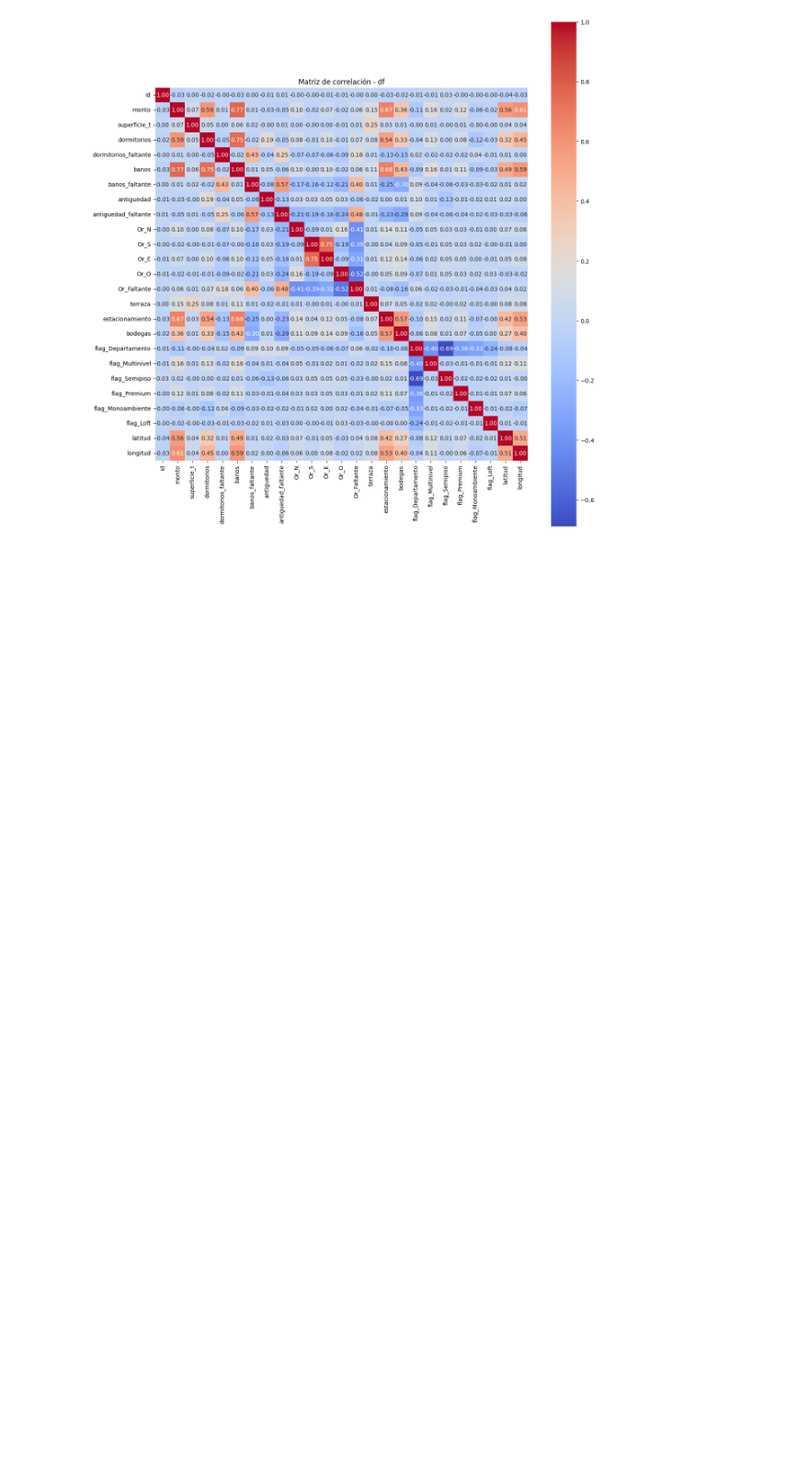
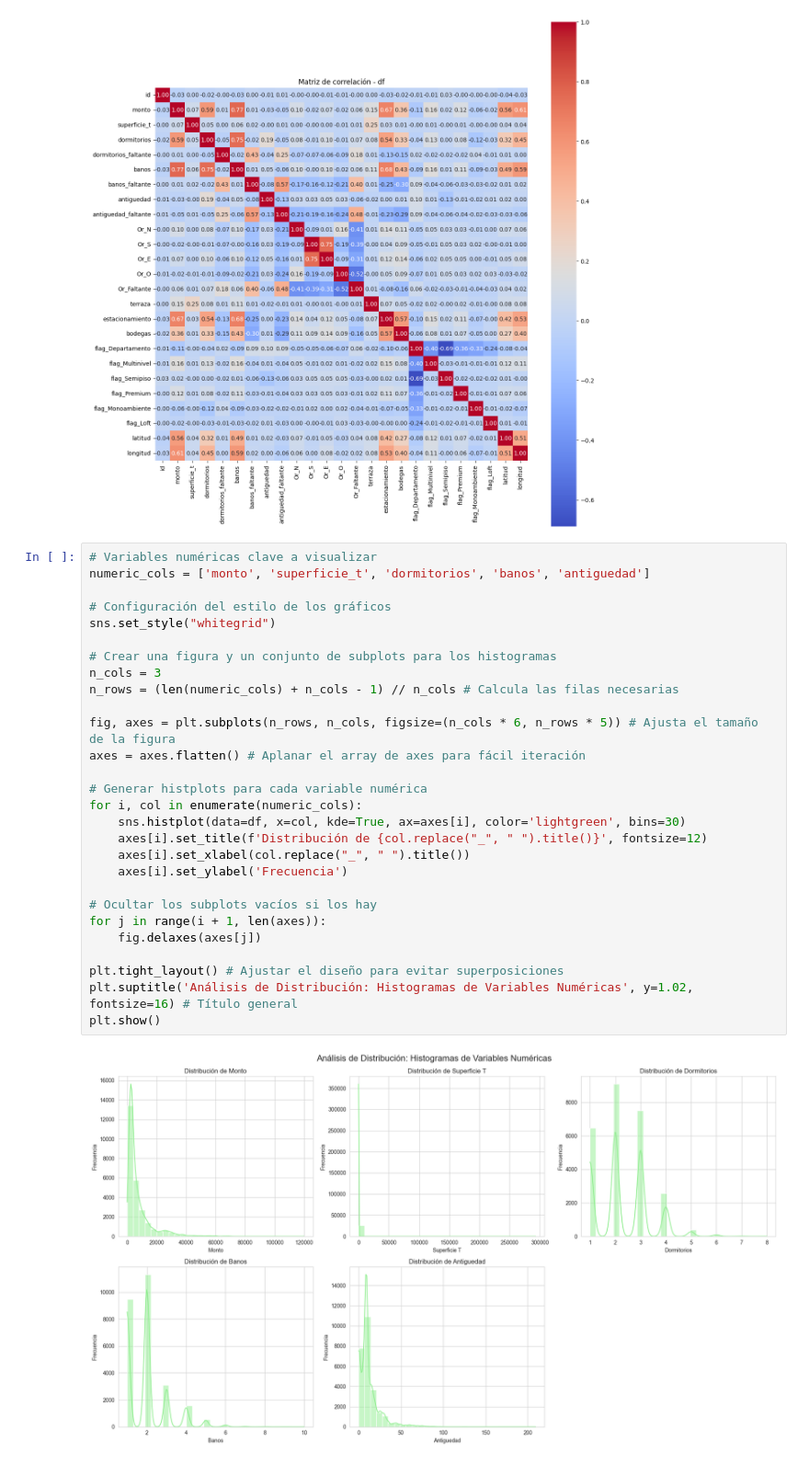
Before and after one commit to AlonsoDS/Proyecto_titulo, a Jupyter notebook: WebScraper/Analisis.ipynb, the cells around one changed output. Shown at 92% size. Saved outputs shown, nothing was run; the diff lists cells and outputs as text; blank space fills up the shorter version.

Commit message:
Analisis exploratorio - variable superficie_t - Red Neuronal de prueba

```diff
--- a/WebScraper/Analisis.ipynb
+++ b/WebScraper/Analisis.ipynb
@@ -54,3 +66,33 @@ plt.tight_layout()
 plt.show()
 # %% [output]
 [figure]
+# %%
+# Variables numéricas clave a visualizar
+numeric_cols = ['monto', 'superficie_t', 'dormitorios', 'banos', 'antiguedad']
+
+# Configuración del estilo de los gráficos
+sns.set_style("whitegrid")
+
+# Crear una figura y un conjunto de subplots para los histogramas
+n_cols = 3
+n_rows = (len(numeric_cols) + n_cols - 1) // n_cols # Calcula las filas necesarias
+
+fig, axes = plt.subplots(n_rows, n_cols, figsize=(n_cols * 6, n_rows * 5)) # Ajusta el tamaño de la figura
+axes = axes.flatten() # Aplanar el array de axes para fácil iteración
+
+# Generar histplots para cada variable numérica
+for i, col in enumerate(numeric_cols):
+    sns.histplot(data=df, x=col, kde=True, ax=axes[i], color='lightgreen', bins=30)
+    axes[i].set_title(f'Distribución de {col.replace("_", " ").title()}', fontsize=12)
+    axes[i].set_xlabel(col.replace("_", " ").title())
+    axes[i].set_ylabel('Frecuencia')
+
+# Ocultar los subplots vacíos si los hay
+for j in range(i + 1, len(axes)):
+    fig.delaxes(axes[j])
+
+plt.tight_layout() # Ajustar el diseño para evitar superposiciones
+plt.suptitle('Análisis de Distribución: Histogramas de Variables Numéricas', y=1.02, fontsize=16) # Título general
+plt.show()
+# %% [output]
+[figure, added]
```
Also changed, not shown: parts of 12 cells of this notebook.
